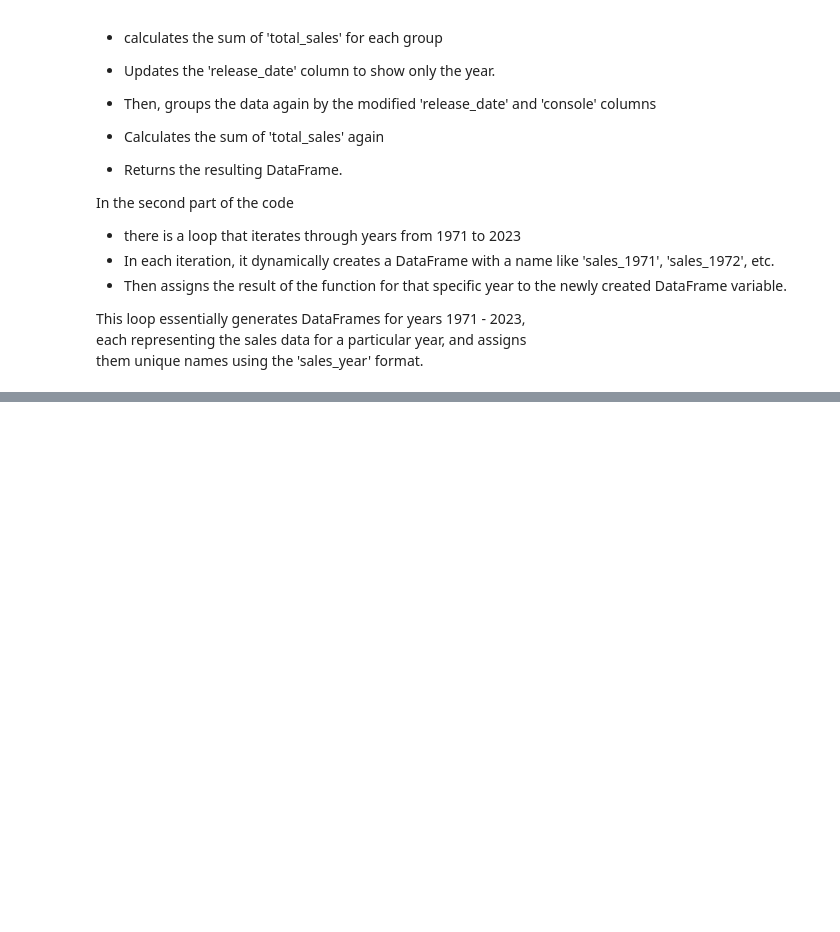
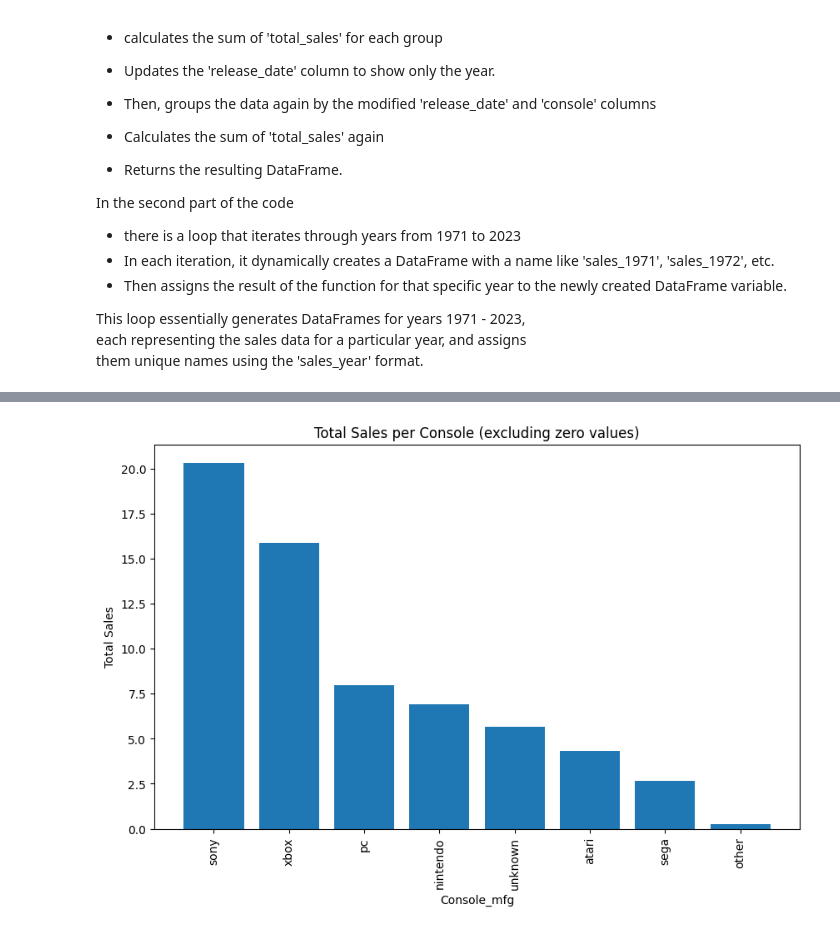
Before and after one commit to dmorton714/v_game, a Jupyter notebook: v_game.ipynb, the cells around one changed output, grey strips where cells are left out. Saved outputs shown, nothing was run; the diff lists cells and outputs as text; code cells hidden in the pictures; blank space fills up the shorter version.

```diff
--- a/v_game.ipynb
+++ b/v_game.ipynb
@@ -79,28 +74,0 @@ df_yrs
-# %%
-df['console_mfg'] = np.select(
-    [
-        df['console'].isin(['3DS', 'ds', 'Wii', 'WiiU', 'NS', 'GB', 'NES', 'SNES', 'GBC', 'N64', 'ds']),
-        df['console'].isin(['Linux', 'OSX', 'PC', 'Arc', 'All', 'Series']),
-        df['console'].isin(['X360', 'XOne']),
-        df['console'].isin(['PS', 'PS2', 'PS3', 'PS4', 'PS5', 'PSP', 'PSV', 'PSN']),
-        df['console'].isin(['iOS', 'And']),
-        df['console'].isin(['GG', 'MSD', 'MS', 'GEN', 'SCD']),
-        df['console'].isin(['2600', '7800']),
-        df['console'].isin(['amig', 'C64', 'amig']),
-        df['console'].isin(['Ouya', 'OR', 'ACPC', 'AST', 'ApII', 'PCE', 'ZXS', 'Lynx', 'NG', 'ZXS'])
-    ],
-    [
-        'nintendo',
-        'pc',
-        'xbox',
-        'sony',
-        'mobile',
-        'sega',
-        'atari',
-        'commodore',
-        'other'
-    ],
-    default='unknown'
-)
-
-df.head(20)
@@ -678,0 +516,14 @@ sales_1988
+# %%
+filtered_df = df[df['total_sales'] != 0]
+
+plt.figure(figsize=(10, 6))
+plt.bar(filtered_df['console_mfg'], filtered_df['total_sales'])
+plt.xlabel('Console_mfg')
+plt.ylabel('Total Sales')
+plt.title('Total Sales per Console (excluding zero values)')
+
+plt.xticks(rotation='vertical')
+
+plt.show()
+# %% [output]
+[figure, added]
```
Also changed, not shown: parts of 29 cells of this notebook.
